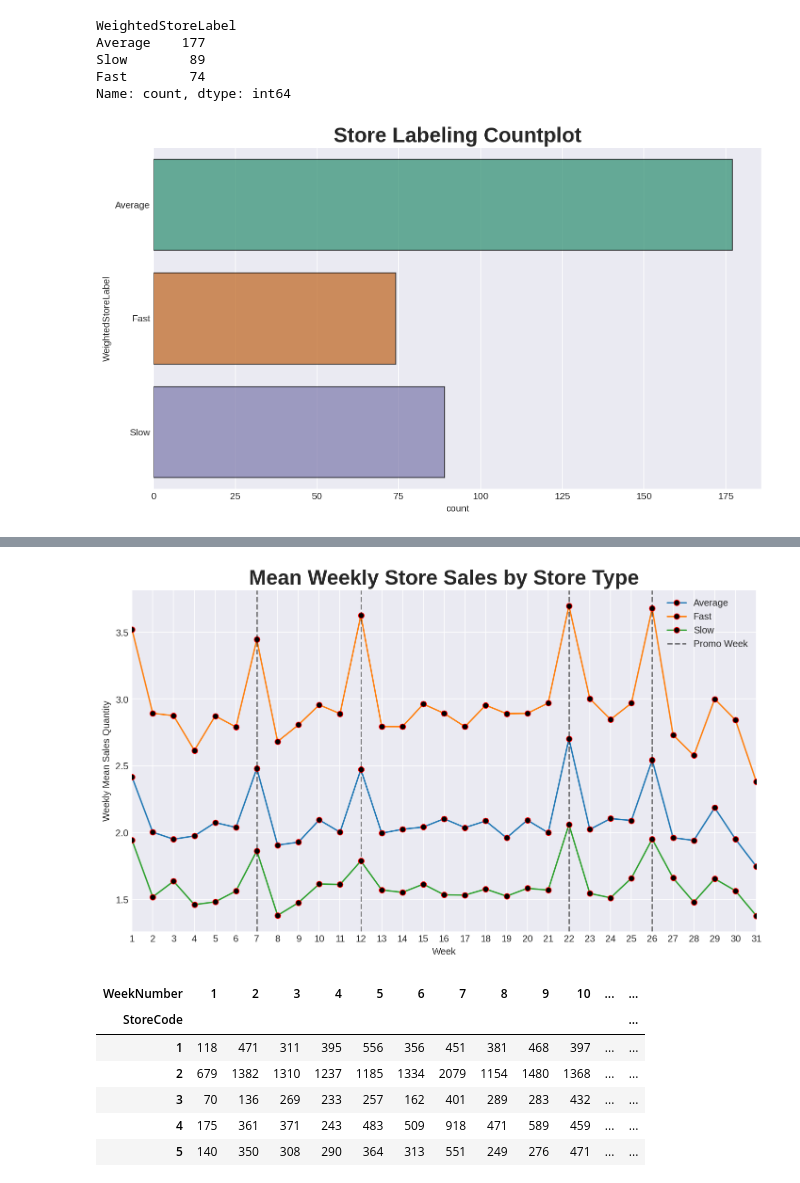
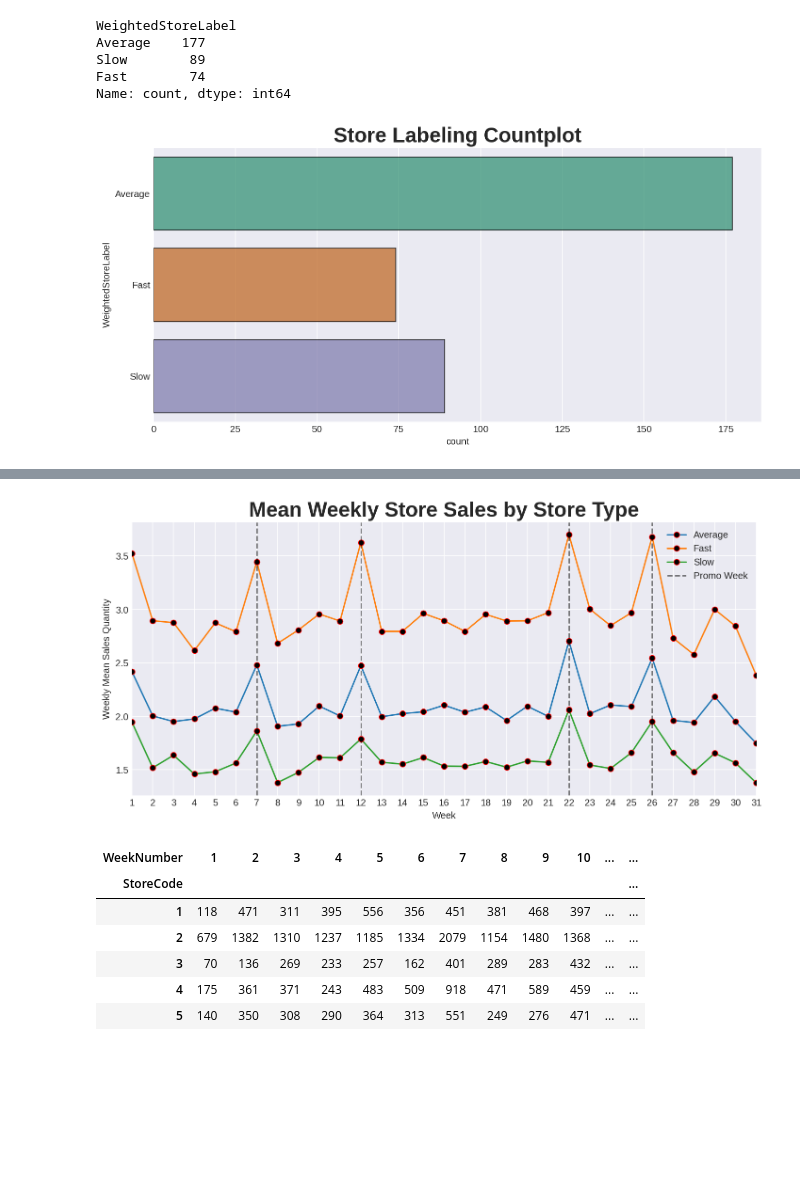
Before and after one commit to Botan-Bulut/DataScienceProjects, a Jupyter notebook: InventAnalyticsCaseStudy/analysis.ipynb, the cells around one changed output, grey strips where cells are left out. Saved outputs shown, nothing was run; the diff lists cells and outputs as text; code cells hidden in the pictures; blank space fills up the shorter version.

```diff
--- a/InventAnalyticsCaseStudy/analysis.ipynb
+++ b/InventAnalyticsCaseStudy/analysis.ipynb
@@ -817,21 +817,21 @@ Fast        74
 Name: count, dtype: int64
 # %%
 # Countplot of labels:
-fig = plt.figure(figsize=(10, 6), dpi=150)
+fig = plt.figure(figsize=(10, 5), dpi=150)
 ax = fig.add_subplot()
 sns.countplot(data=avg_label_value_store,
               y='WeightedStoreLabel',
               hue='WeightedStoreLabel',
               edgecolor='k',
               palette='Dark2',
               alpha=0.70,
               ax=ax)
 
 ax.set_title('Store Labeling Countplot')
 fig.tight_layout()
 plt.show()
 # %% [output]
-[figure, old version]
+[figure, new version]
 # %%
 # Merge product information to the orgininal DataFrame:
 df1a = pd.merge(left=df1a,
@@ -854,7 +854,7 @@ temp = df1a[
     ].groupby(by=['WeekNumber', 'WeightedStoreLabel'],
               as_index=False).mean()
 
-fig =plt.figure(figsize=(10, 6))
+fig =plt.figure(figsize=(10, 5))
 ax = fig.add_subplot()
 sns.lineplot(data=temp,
              x='WeekNumber',
@@ -878,5 +878,5 @@ ax.set_xlim((1, 31))
 fig.tight_layout()
 plt.show()
 # %% [output]
-[figure, old version]
+[figure, new version]
 # %%
```
Also changed, not shown: parts of 4 cells of this notebook, 1 other file.
